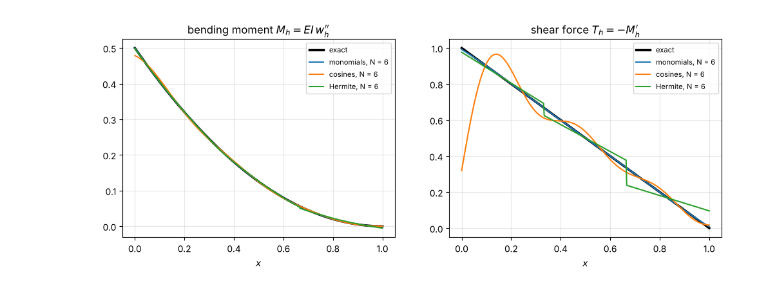
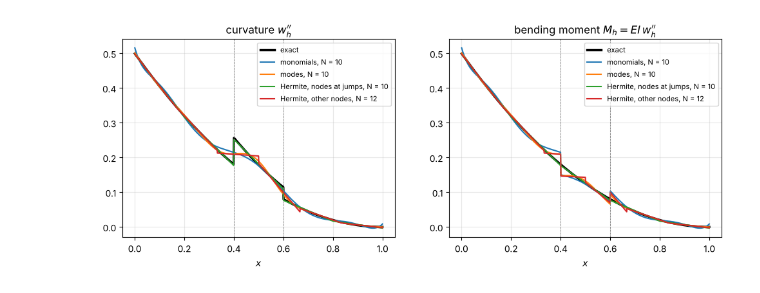
Before and after one commit to svidoli/VarMethCompMech-notebooks, a Jupyter notebook: ch06_three_bases.ipynb, the cells around one changed output. Saved outputs shown, nothing was run; the diff lists cells and outputs as text; code cells hidden in the pictures.

```diff
--- a/ch06_three_bases.ipynb
+++ b/ch06_three_bases.ipynb
@@ -58,8 +64,8 @@ def quadrature(nq, n=16):
     x = np.concatenate([(e + (g + 1) / 2) / nq for e in range(nq)])
     return x, np.concatenate([wg / 2 / nq] * nq)
 
-EI = lambda x: EI0 - EI1 * x
-xq, wq = quadrature(600)          # 600 is a multiple of every number of elements used below
+EI = lambda x: np.where((x > x1) & (x < x2), EI_soft, 1.0)
+xq, wq = quadrature(600)
 E_exact = -0.5 * np.sum(wq * (0.5 * p * (1 - xq)**2)**2 / EI(xq))
 
 def galerkin(phi, d2):
@@ -130,7 +144,9 @@ faster and faster. The Hermite functions live on one or two elements each.
 # %%
-res = {"monomials": [(N, *galerkin(*monomials(N, xq)[:2])[:3]) for N in N_mono],
-       "cosines":   [(N, *galerkin(*cosines(N, xq)[:2])[:3]) for N in N_cos],
-       "Hermite":   [(2 * Ne, *galerkin(*hermite(Ne, xq)[:2])[:3]) for Ne in Ne_herm]}
+run = lambda basis, n: galerkin(*basis(n, xq)[:2])[:3]
+res = {"monomials":              [(N, *run(monomials, N)) for N in N_mono],
+       "modes":                  [(N, *run(modes, N)) for N in N_modes],
+       "Hermite, nodes at jumps": [(2 * Ne, *run(hermite, Ne)) for Ne in Ne_al],
+       "Hermite, other nodes":    [(2 * Ne, *run(hermite, Ne)) for Ne in Ne_nal]}
 
 for name, rows in res.items():
     print(f"\n{name}\n   N   energy error   kappa(K)   kappa(scaled K)")
@@ -138,13 +154,13 @@ for name, rows in res.items():
         print(f"{N:4d}   {err:10.2e}   {k:9.2e}   {ks:9.2e}")
 
 fig, (a1, a2) = plt.subplots(1, 2, figsize=(12, 4.2))
-for (name, rows), m in zip(res.items(), "osd"):
+for (name, rows), m in zip(res.items(), "osdv"):
     N, err, k, ks = np.array(rows).T
     good = err > 0
     a1.loglog(N[good], err[good], m + "-", label=name)
     l, = a2.loglog(N, k, m + "-", label=name)
     a2.loglog(N, ks, m + ":", color=l.get_color())
-a1.set_xlabel("number of unknowns $N$"); a1.set_ylabel("relative error in energy"); a1.legend()
+a1.set_xlabel("number of unknowns $N$"); a1.set_ylabel("relative error in energy"); a1.legend(fontsize=8)
 a2.set_xlabel("number of unknowns $N$"); a2.set_ylabel(r"$\kappa(\mathbf{K})$ (solid), scaled (dotted)")
 a2.axhline(1e16, color="gray", lw=0.8); a2.text(1.1, 2e16, "1 / machine precision", fontsize=8)
 for a in (a1, a2): a.grid(True, which="both", alpha=0.3)
@@ -192,17 +207,18 @@ that is approximated best; the shear force $T_h = -M_h'$ is one derivative furth
 # %%
 fig, (a1, a2) = plt.subplots(1, 2, figsize=(12, 4))
 M_ex = 0.5 * p * (1 - xs)**2
-a1.plot(xs, M_ex, "k", lw=2.5, label="exact"); a2.plot(xs, p * (1 - xs), "k", lw=2.5, label="exact")
-for name, basis, n in [("monomials", monomials, N_show), ("cosines", cosines, N_show),
-                       ("Hermite", hermite, N_show // 2)]:
+a1.plot(xs, M_ex / EI(xs), "k", lw=2.5, label="exact"); a2.plot(xs, M_ex, "k", lw=2.5, label="exact")
+for name, basis, n in [("monomials", monomials, N_show), ("modes", modes, N_show),
+                       ("Hermite, nodes at jumps", hermite, N_show // 2),
+                       ("Hermite, other nodes", hermite, N_show // 2 + 1)]:
     U = galerkin(*basis(n, xq)[:2])[3]
     phi, d2, d3 = basis(n, xs)
-    M = EI(xs) * (U @ d2)                              # M = EI w''
-    T = EI1 * (U @ d2) - EI(xs) * (U @ d3)             # T = -M' = -(EI w'')'
-    a1.plot(xs, M, label=f"{name}, N = {len(U)}")
-    a2.plot(xs, T, label=f"{name}, N = {len(U)}")
-a1.set_title("bending moment $M_h = EI\\, w_h''$"); a2.set_title("shear force $T_h = -M_h'$")
-for a in (a1, a2): a.set_xlabel("$x$"); a.grid(alpha=0.3); a.legend(fontsize=8)
+    a1.plot(xs, U @ d2, label=f"{name}, N = {len(U)}")
+    a2.plot(xs, EI(xs) * (U @ d2), label=f"{name}, N = {len(U)}")
+a1.set_title("curvature $w_h''$"); a2.set_title("bending moment $M_h = EI\\, w_h''$")
+for a in (a1, a2):
+    a.set_xlabel("$x$"); a.grid(alpha=0.3); a.legend(fontsize=8)
+    for xj in (x1, x2): a.axvline(xj, color="gray", lw=0.6, ls="--")
 plt.show()
 # %% [output]
-[figure, old version]
+[figure, new version]
```
Also changed, not shown: parts of 14 cells of this notebook, 1 other file.
